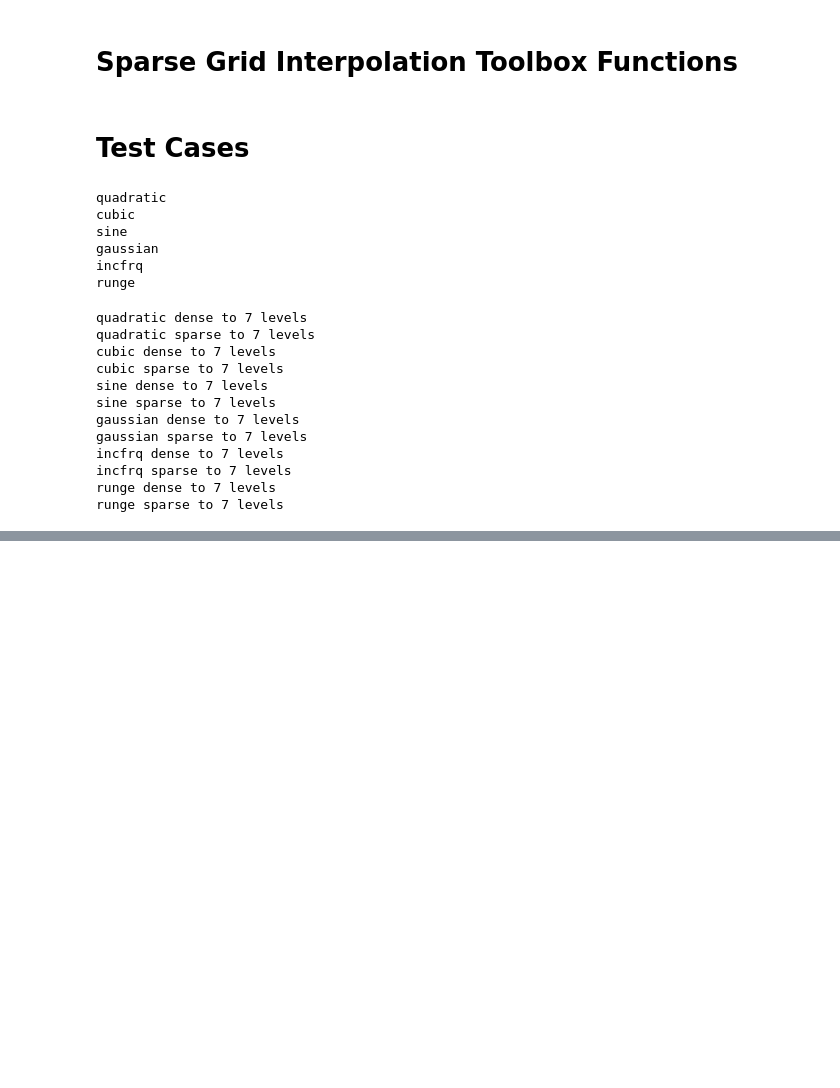
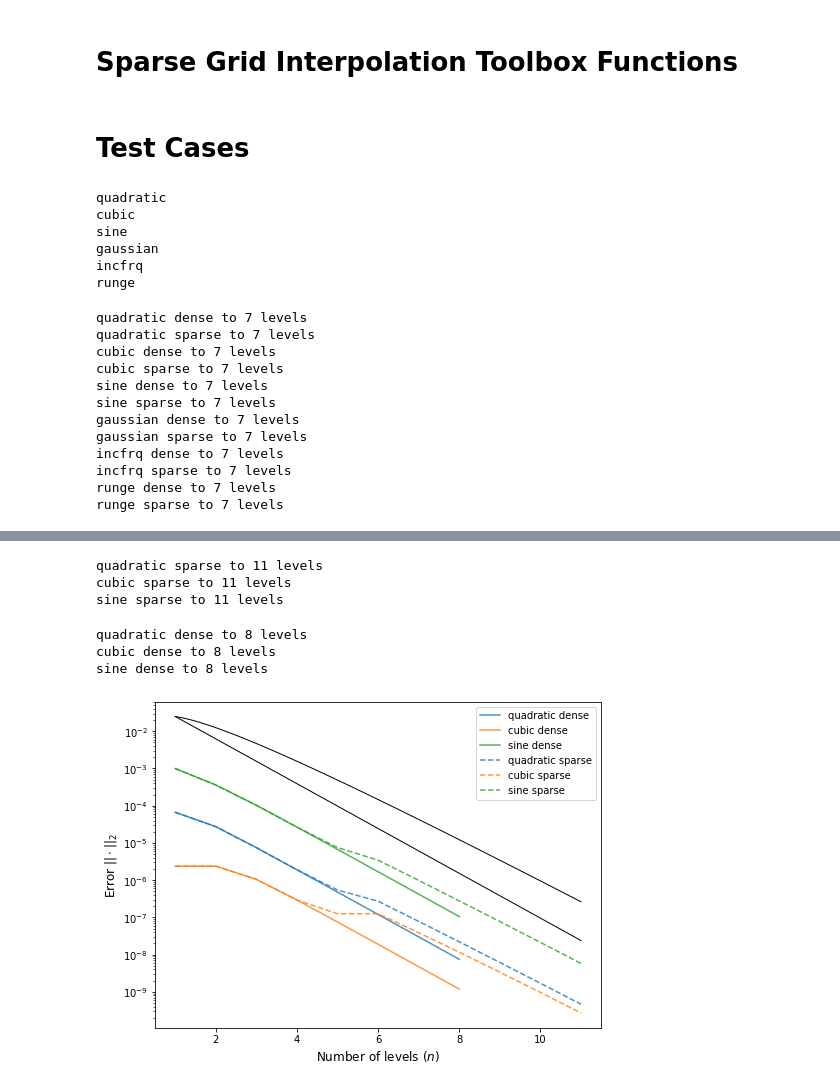
Before and after one commit to rachmeister/sparse_grid, a Jupyter notebook: SparseGrid.ipynb, the cells around one changed output, grey strips where cells are left out. Saved outputs shown, nothing was run; the diff lists cells and outputs as text; code cells hidden in the pictures; blank space fills up the shorter version.

Commit message:
Fixed bug in 2D interpolation and error convergence plot

```diff
--- a/SparseGrid.ipynb
+++ b/SparseGrid.ipynb
@@ -91,7 +90,8 @@ def interpolation_2D(max_level, domain, func, sparse = True):
     func_approx = [np.zeros((len(domain),len(domain)))]*(max_level+1)
     levels = list(product(level_single,level_single))
     if sparse:
-        levels = [lev for lev in levels if np.sum(lev)<=max_level]
+        levels = [lev for lev in levels if np.sum(lev)<=max_level+1]
+    ncoeffs = 0
 
     for level in levels:
         ilev = np.max(level)
@@ -102,12 +102,13 @@ def interpolation_2D(max_level, domain, func, sparse = True):
             hat_hold = np.outer(build_hat(level[0],node[0],domain),build_hat(level[1],node[1],domain))
             coe_hold = find_coe_2D(level[0],level[1],node[0],node[1],func)
             func_approx[ilev] = func_approx[ilev] + coe_hold*hat_hold
+            ncoeffs = ncoeffs + 1
+    print (ncoeffs)
 
     return func_approx
 
 def add_level_2D(curr_approx, domain, func, sparse=True):
     curr_lev = len(curr_approx)
-    #print(curr_lev)
 
     level_single = np.arange(1,curr_lev+1,1)
     levels = list(product(level_single,level_single))
@@ -325 +254,62 @@ plt.gca().xaxis.set_minor_formatter(fmt)
+# %%
+for name in func_names[:3]:
+    func = globals()["%s_2D"%name]
+    print("%s sparse to %d levels"%(name,len(zsparse[name])))
+    zsparse[name] = add_level_2D(zsparse[name],domain,func,sparse=True);
+# %% [output]
+quadratic sparse to 11 levels
+cubic sparse to 11 levels
+sine sparse to 11 levels
+# %%
+for name in func_names[:3]:
+    func = globals()["%s_2D"%name]
+    print("%s dense to %d levels"%(name,len(zdense[name])))
+    zdense[name] = add_level_2D(zdense[name],domain,func,sparse=False);
+# %% [output]
+quadratic dense to 8 levels
+cubic dense to 8 levels
+sine dense to 8 levels
+# %%
+from matplotlib.ticker import StrMethodFormatter
+
+## set up semilog plot of error vs # levels
+plt.figure(figsize=(8,6))
+fmt = StrMethodFormatter("{x:g}")
+plt.gca().xaxis.set_major_formatter(fmt)
+plt.gca().xaxis.set_minor_formatter(fmt)
+plt.xlabel(r'Number of levels ($n$)',fontsize=12)
+plt.ylabel(r'Error $||\cdot||_2$',fontsize=12)
+
+## theoretical convergence
+ns = np.linspace(1,11,50)
+Ns = 2**ns
+plt.semilogy(ns,Ns**-2*1e-1,'k',lw=1)
+plt.semilogy(ns,Ns**-2*ns*1e-1,'k',lw=1)
+
+area = (len(domain))**2
+
+## dense error plots
+for name in func_names[:-3]:
+    Lerr = []
+    for i in range(1,len(zdense[name])):
+        err = sum(zdense[name][:i])-orig_func[name]
+        Lerr.append(np.linalg.norm( err )/area)
+    plt.semilogy(np.arange(1,len(Lerr)+1,1),Lerr,label="%s dense"%name,alpha=0.8)
+
+
+## sparse error plots
+plt.gca().set_prop_cycle(None)
+for name in func_names[:-3]:
+    Lerr = []
+    for i in range(1,len(zsparse[name])):
+        err = sum(zsparse[name][:i])-orig_func[name]
+        Lerr.append(np.linalg.norm( err )/area)
+    plt.semilogy(np.arange(1,len(Lerr)+1,1),Lerr,label="%s sparse"%name,alpha=0.8,ls='--')
+
+## finish formatting
+plt.legend()
+plt.gca().xaxis.set_major_formatter(fmt)
+plt.gca().xaxis.set_minor_formatter(fmt)
+# %% [output]
+[figure, added]
 # %%
```
Also changed, not shown: parts of 6 cells of this notebook, 1 other file.
